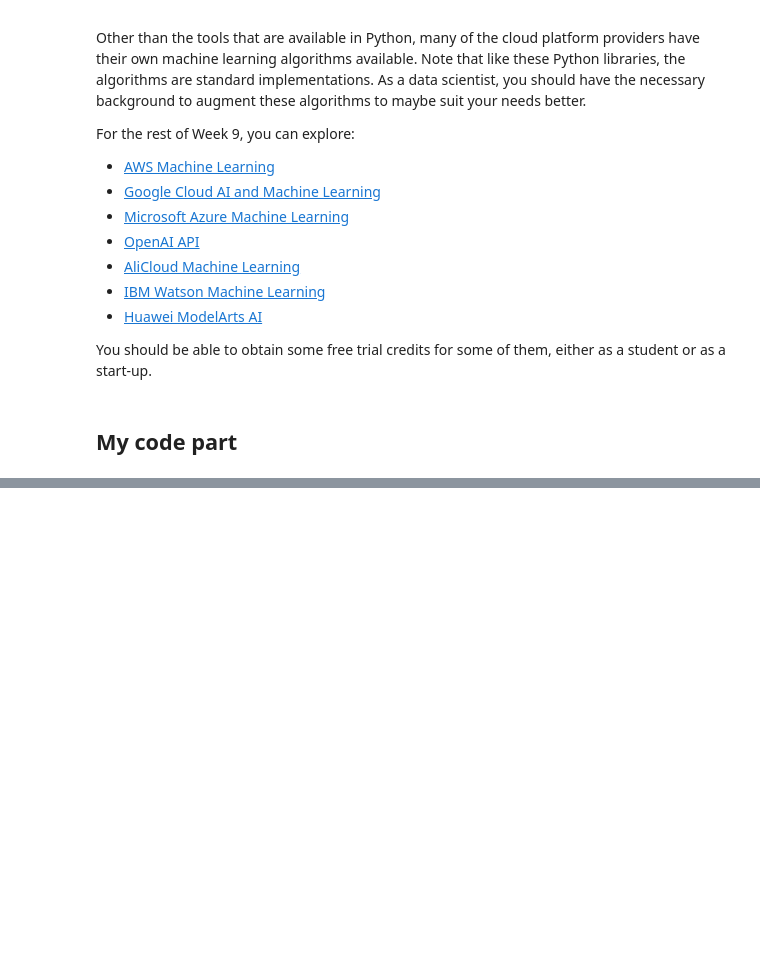
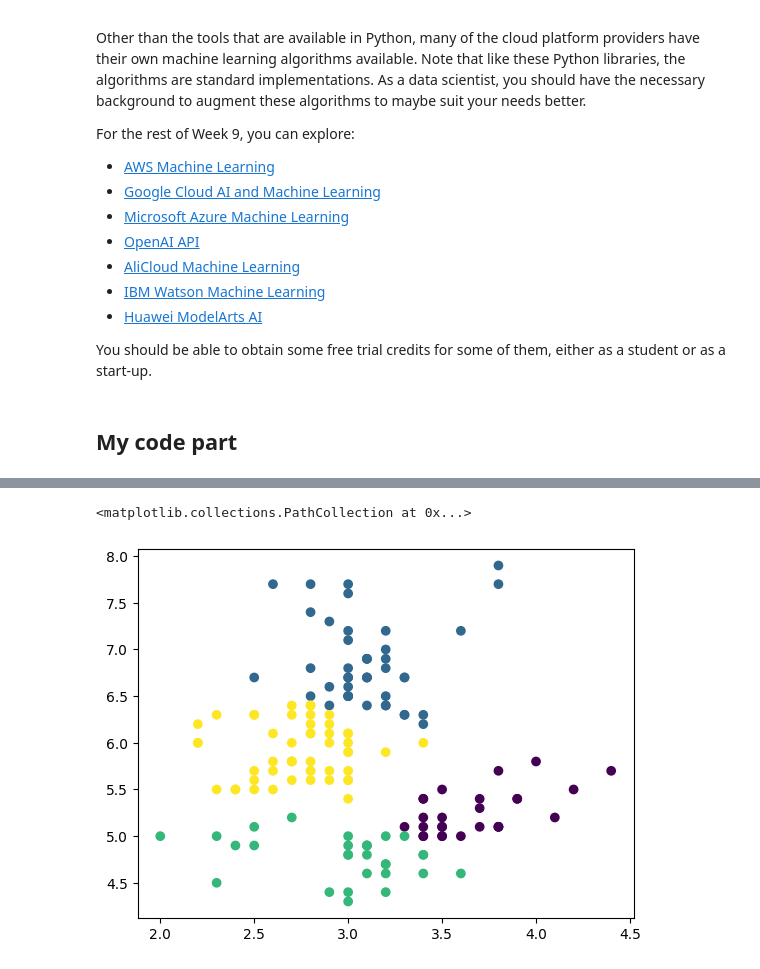
Before and after one commit to arthur5775/HW_DataScienceLifeCycle, a Jupyter notebook: Laboratories/Lab 8 Clustering and Classification/DataScienceLifeCycleLab8.ipynb, the cells around one changed output, grey strips where cells are left out. Drawn from its saved outputs; the diff is of its cells as text; code cells hidden in the pictures; blank space fills up the shorter version.

```diff
--- a/Laboratories/Lab 8 Clustering and Classification/DataScienceLifeCycleLab8.ipynb
+++ b/Laboratories/Lab 8 Clustering and Classification/DataScienceLifeCycleLab8.ipynb
@@ -427,0 +526,15 @@ You should be able to obtain some free trial credits for some of them, either as
+# %%
+# Run K-means with another K value
+# Set K=4: we want to cluster the dataset into four subgroups
+kmeans2 = KMeans(n_clusters=4).fit(
+    iris_data[['sepalwidth','sepallength']]
+)
+# %%
+plt.scatter(
+    x=iris_data['sepalwidth'],
+    y=iris_data['sepallength'],
+    c=kmeans2.labels_
+)
+# %% [output]
+<matplotlib.collections.PathCollection at 0x...>
+[figure, added]
```
Also changed, not shown: parts of 55 cells of this notebook.
